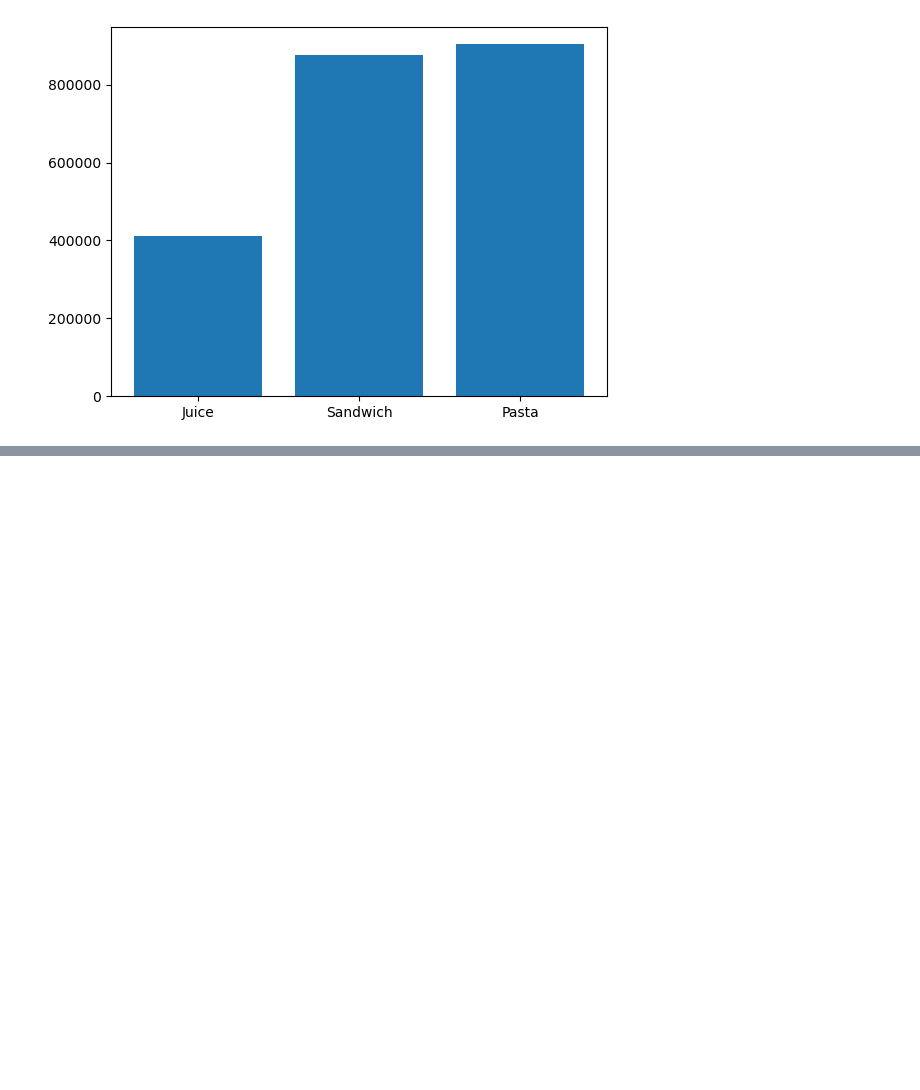
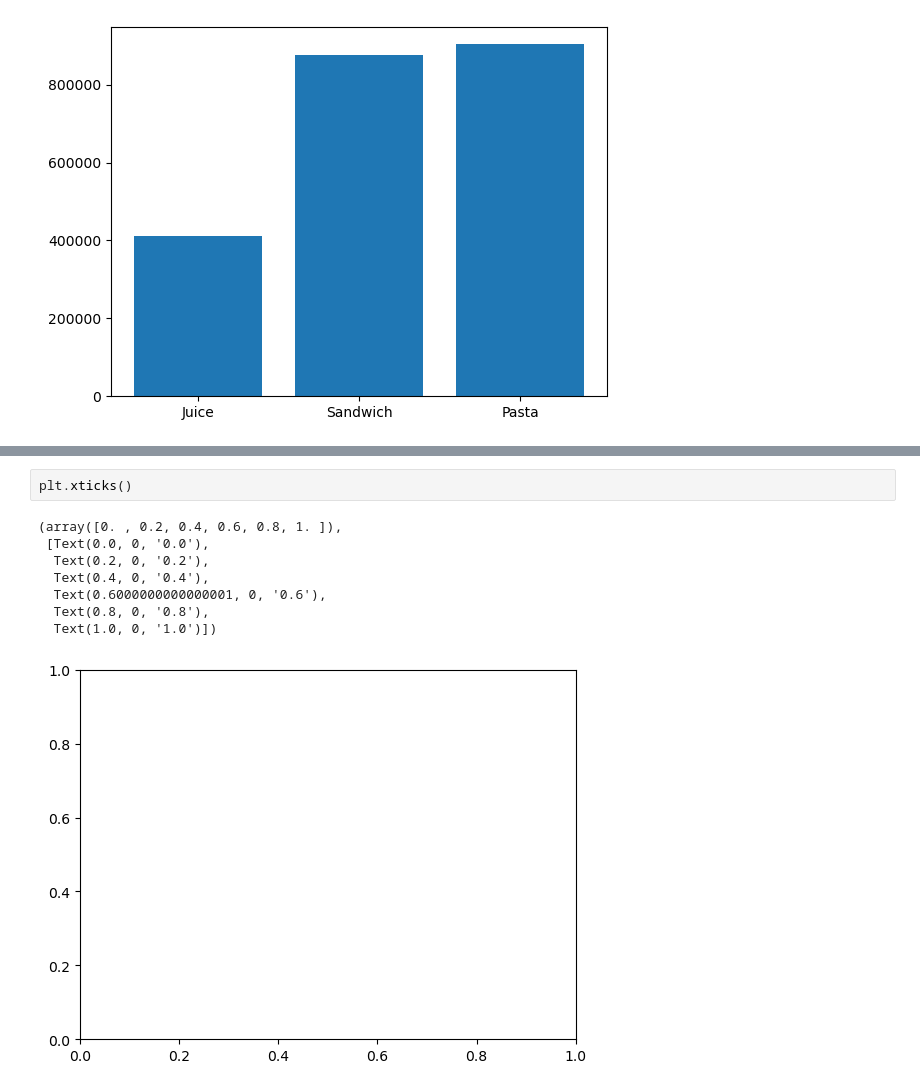
Before and after one commit to nikhil-rai-ds/redesigned-umbrella-matplotlib, a Jupyter notebook: Matplotlib uses.ipynb, the cells around one changed output, grey strips where cells are left out. Saved outputs shown, nothing was run; the diff lists cells and outputs as text; blank space fills up the shorter version.

```diff
--- a/Matplotlib uses.ipynb
+++ b/Matplotlib uses.ipynb
@@ -13,0 +67,11 @@ plt.show()
+# %%
+plt.xticks()
+# %% [output]
+(array([0. , 0.2, 0.4, 0.6, 0.8, 1. ]),
+ [Text(0.0, 0, '0.0'),
+  Text(0.2, 0, '0.2'),
+  Text(0.4, 0, '0.4'),
+  Text(0.6000000000000001, 0, '0.6'),
+  Text(0.8, 0, '0.8'),
+  Text(1.0, 0, '1.0')])
+[figure, added]
```
Also changed, not shown: parts of 5 cells of this notebook.
